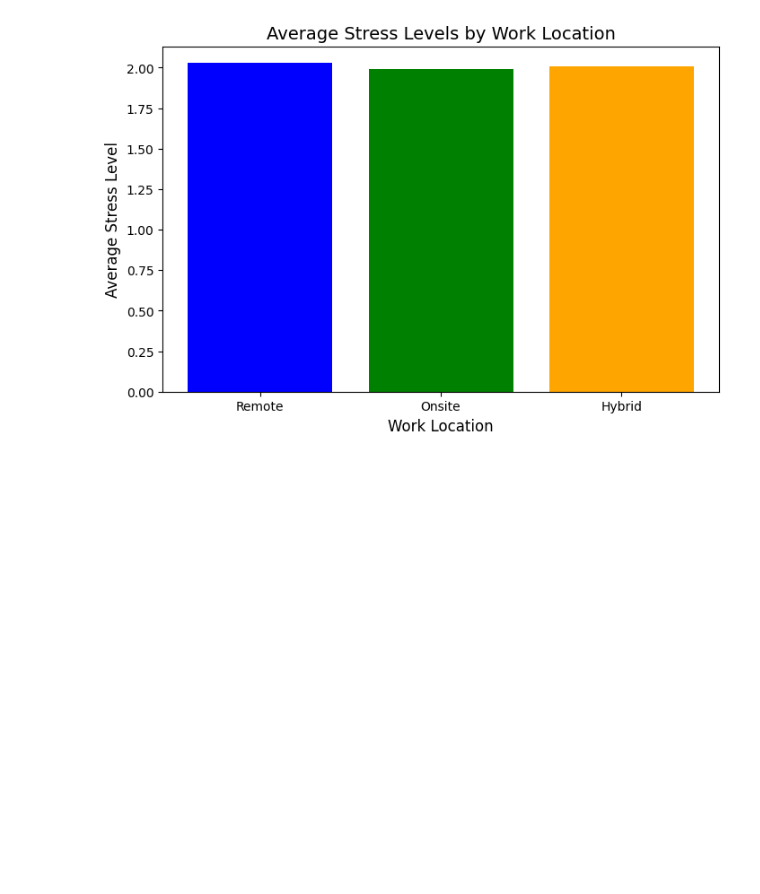
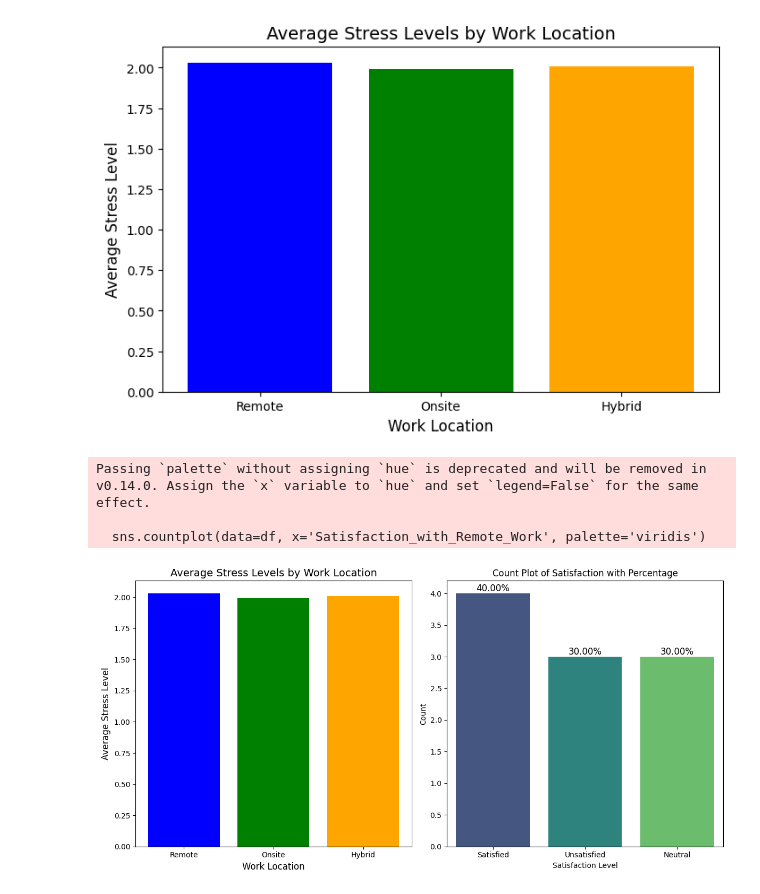
Before and after one commit to hanenia/Capstone_Project_1-, a Jupyter notebook: project.ipynb, the cells around one changed output. Drawn from its saved outputs; the diff is of its cells as text; code cells hidden in the pictures; blank space fills up the shorter version.

```diff
--- a/project.ipynb
+++ b/project.ipynb
@@ -814,3 +814,50 @@ plt.title('Average Stress Levels by Work Location', fontsize=14)
 plt.show()
 # %% [output]
 [figure]
+# %%
+import matplotlib.pyplot as plt
+import pandas as pd
+import seaborn as sns
+
+# Data for average stress levels
+average_stress = pd.DataFrame({
+    'Work_Location': ['Remote', 'Onsite', 'Hybrid'],
+    'Average_Stress_Level': [2.03, 1.99, 2.01]
+})
+
+# Create the bar chart for average stress levels
+plt.figure(figsize=(12, 6))
+plt.subplot(1, 2, 1)
+plt.bar(average_stress['Work_Location'], average_stress['Average_Stress_Level'], color=['blue', 'green', 'orange'])
+plt.xlabel('Work Location', fontsize=12)
+plt.ylabel('Average Stress Level', fontsize=12)
+plt.title('Average Stress Levels by Work Location', fontsize=14)
+
+# Example dataframe for satisfaction plot
+data = {
+    'Satisfaction_with_Remote_Work': [
+        'Satisfied', 'Unsatisfied', 'Neutral', 'Satisfied', 'Unsatisfied',
+        'Satisfied', 'Neutral', 'Neutral', 'Satisfied', 'Unsatisfied'
+    ]
+}
+df = pd.DataFrame(data)
+
+# Create the count plot for satisfaction
+plt.subplot(1, 2, 2)
+sns.countplot(data=df, x='Satisfaction_with_Remote_Work', palette='viridis')
+total = len(df)
+for p in plt.gca().patches:
+    plt.annotate(f'{p.get_height()/total:.2%}', (p.get_x() + p.get_width() / 2., p.get_height()),
+                 ha='center', va='bottom', fontsize=12)
+plt.title('Count Plot of Satisfaction with Percentage')
+plt.xlabel('Satisfaction Level')
+plt.ylabel('Count')
+
+# Adjust layout and show the plots
+plt.tight_layout()
+plt.show()
+# %% [output]
+Passing `palette` without assigning `hue` is deprecated and will be removed in v0.14.0. Assign the `x` variable to `hue` and set `legend=False` for the same effect.
+
+  sns.countplot(data=df, x='Satisfaction_with_Remote_Work', palette='viridis')
+[figure, added]
```
Also changed, not shown: parts of 1 cell of this notebook.
